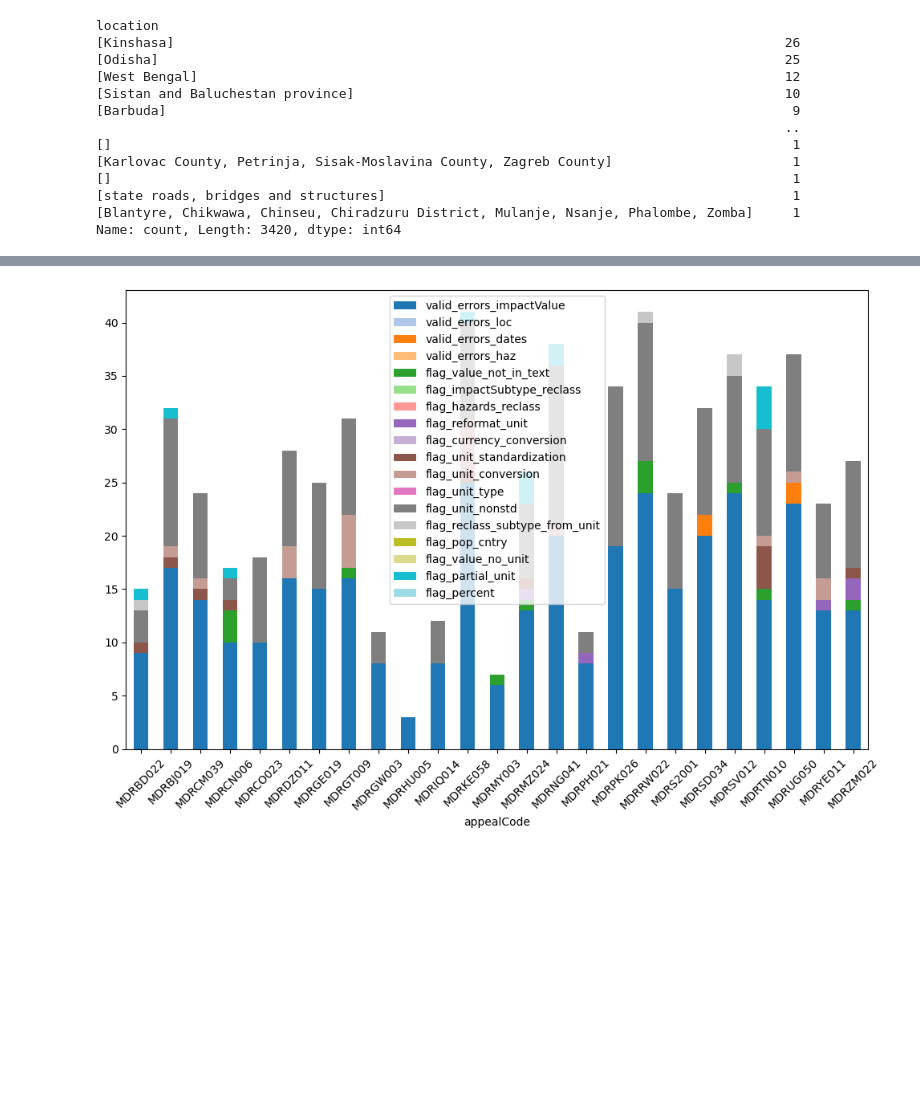
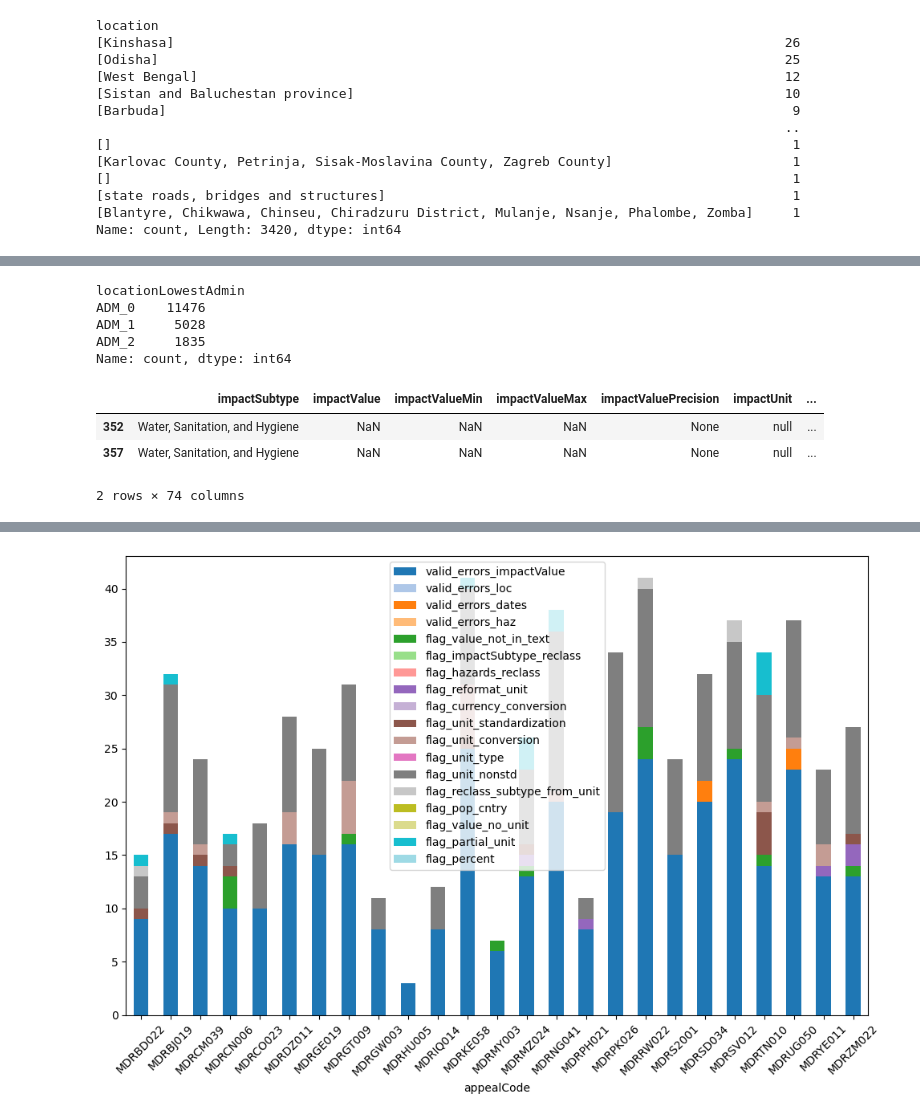
Before and after one commit to luseverin/ROUGE_database, a Jupyter notebook: analysis/inspect_flags.ipynb, the cells around one changed output, grey strips where cells are left out. Cells and saved outputs as stored; diff of their text form; code cells hidden in the pictures; blank space fills up the shorter version.

```diff
--- a/analysis/inspect_flags.ipynb
+++ b/analysis/inspect_flags.ipynb
@@ -126,3 +205,18 @@ Name: count, dtype: int64
+# %%
+extracted_df.locationLowestAdmin.value_counts()
+# %% [output]
+locationLowestAdmin
+ADM_0    11476
+ADM_1     5028
+ADM_2     1835
+Name: count, dtype: int64
+# %%
+extracted_df[extracted_df.flag_geocoding_country==16]
+# %% [output]
+|  | impactSubtype | impactValue | impactValueMin | impactValueMax | impactValuePrecision | impactUnit | ... |
+| 352 | Water, Sanitation, and Hygiene | NaN | NaN | NaN | None | null | ... |
+| 357 | Water, Sanitation, and Hygiene | NaN | NaN | NaN | None | null | ... |
+2 rows × 74 columns
 # %%
 extracted_df["flag_value_not_in_text"] = extracted_df["flag_value_not_in_text"].fillna(0).astype(np.float64)
 ax = extracted_df[flag_cols].sum().plot(kind="barh")
```
Also changed, not shown: parts of 12 cells of this notebook, 3 other files.
